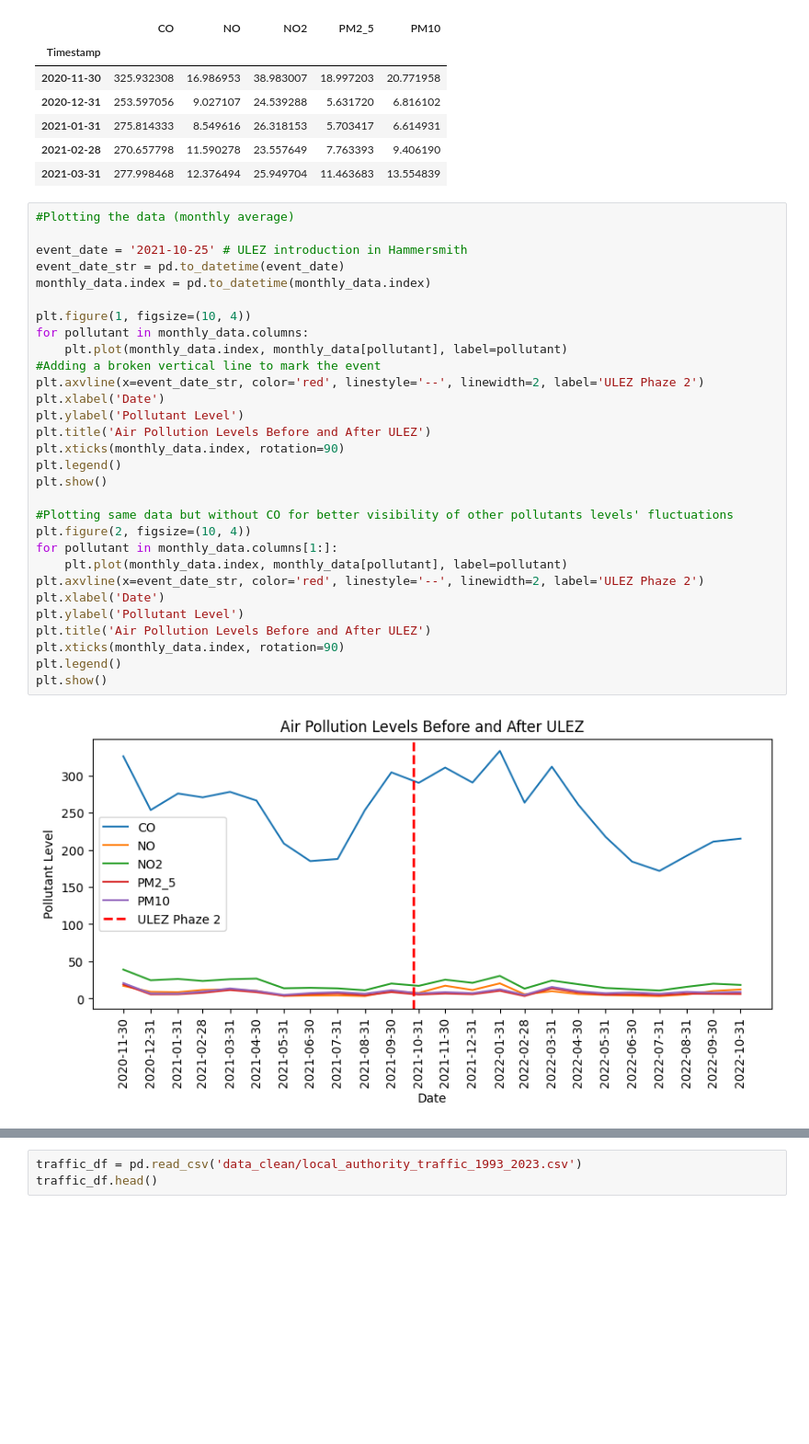
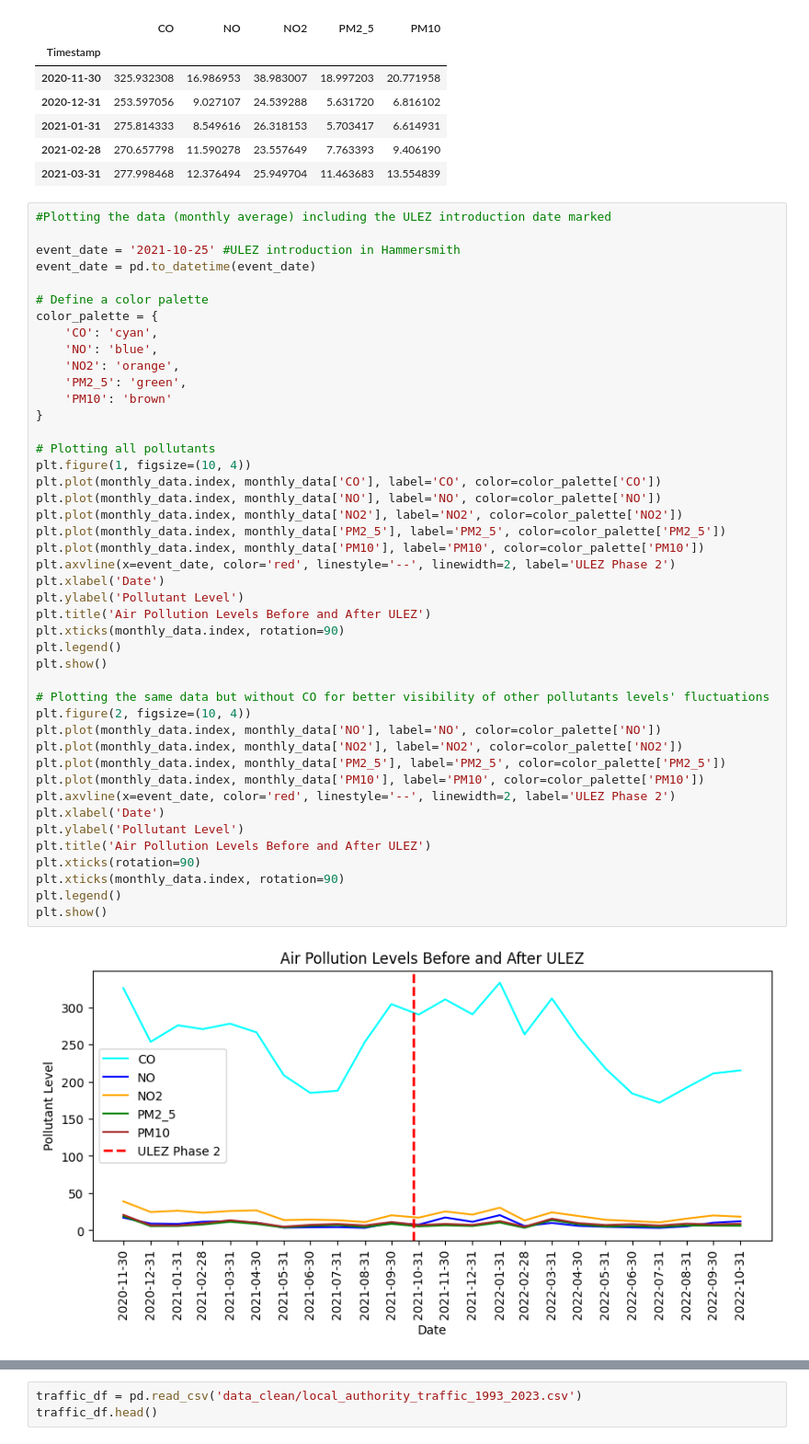
Before and after one commit to Frannerz/air_pollution_analysis, a Jupyter notebook: air_pollution_hammersmith.ipynb, the cells around one changed output, grey strips where cells are left out. Shown at 92% size. Drawn from its saved outputs; the diff is of its cells as text; blank space fills up the shorter version.

Commit message:
ulez and covid section complete

```diff
--- a/air_pollution_hammersmith.ipynb
+++ b/air_pollution_hammersmith.ipynb
@@ -1801,34 +1873,48 @@ monthly_data.head()
 | 2021-02-28 | 270.657798 | 11.590278 | 23.557649 | 7.763393 | 9.406190 |
 | 2021-03-31 | 277.998468 | 12.376494 | 25.949704 | 11.463683 | 13.554839 |
 # %%
-#Plotting the data (monthly average)
+#Plotting the data (monthly average) including the ULEZ introduction date marked
 
-event_date = '2021-10-25' # ULEZ introduction in Hammersmith
-event_date_str = pd.to_datetime(event_date)
-monthly_data.index = pd.to_datetime(monthly_data.index)
+event_date = '2021-10-25' #ULEZ introduction in Hammersmith
+event_date = pd.to_datetime(event_date)
 
+# Define a color palette
+color_palette = {
+    'CO': 'cyan',
+    'NO': 'blue',
+    'NO2': 'orange',
+    'PM2_5': 'green',
+    'PM10': 'brown'
+}
+
+# Plotting all pollutants
 plt.figure(1, figsize=(10, 4))
-for pollutant in monthly_data.columns:
-    plt.plot(monthly_data.index, monthly_data[pollutant], label=pollutant)
-#Adding a broken vertical line to mark the event
-plt.axvline(x=event_date_str, color='red', linestyle='--', linewidth=2, label='ULEZ Phaze 2')
+plt.plot(monthly_data.index, monthly_data['CO'], label='CO', color=color_palette['CO'])
+plt.plot(monthly_data.index, monthly_data['NO'], label='NO', color=color_palette['NO'])
+plt.plot(monthly_data.index, monthly_data['NO2'], label='NO2', color=color_palette['NO2'])
+plt.plot(monthly_data.index, monthly_data['PM2_5'], label='PM2_5', color=color_palette['PM2_5'])
+plt.plot(monthly_data.index, monthly_data['PM10'], label='PM10', color=color_palette['PM10'])
+plt.axvline(x=event_date, color='red', linestyle='--', linewidth=2, label='ULEZ Phase 2')
 plt.xlabel('Date')
 plt.ylabel('Pollutant Level')
 plt.title('Air Pollution Levels Before and After ULEZ')
 plt.xticks(monthly_data.index, rotation=90)
 plt.legend()
 plt.show()
 
-#Plotting same data but without CO for better visibility of other pollutants levels' fluctuations
+# Plotting the same data but without CO for better visibility of other pollutants levels' fluctuations
 plt.figure(2, figsize=(10, 4))
-for pollutant in monthly_data.columns[1:]:
-    plt.plot(monthly_data.index, monthly_data[pollutant], label=pollutant)
-plt.axvline(x=event_date_str, color='red', linestyle='--', linewidth=2, label='ULEZ Phaze 2')
+plt.plot(monthly_data.index, monthly_data['NO'], label='NO', color=color_palette['NO'])
+plt.plot(monthly_data.index, monthly_data['NO2'], label='NO2', color=color_palette['NO2'])
+plt.plot(monthly_data.index, monthly_data['PM2_5'], label='PM2_5', color=color_palette['PM2_5'])
+plt.plot(monthly_data.index, monthly_data['PM10'], label='PM10', color=color_palette['PM10'])
+plt.axvline(x=event_date, color='red', linestyle='--', linewidth=2, label='ULEZ Phase 2')
 plt.xlabel('Date')
 plt.ylabel('Pollutant Level')
 plt.title('Air Pollution Levels Before and After ULEZ')
+plt.xticks(rotation=90)
 plt.xticks(monthly_data.index, rotation=90)
 plt.legend()
 plt.show()
 # %% [output]
-[figure, old version]
+[figure, new version]
```
Also changed, not shown: parts of 67 cells of this notebook, 7 other files.
